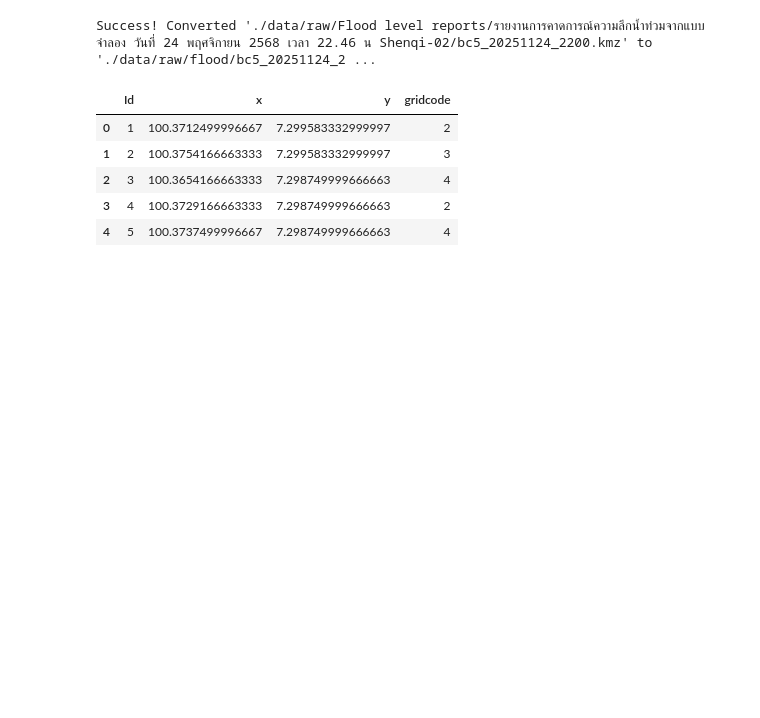
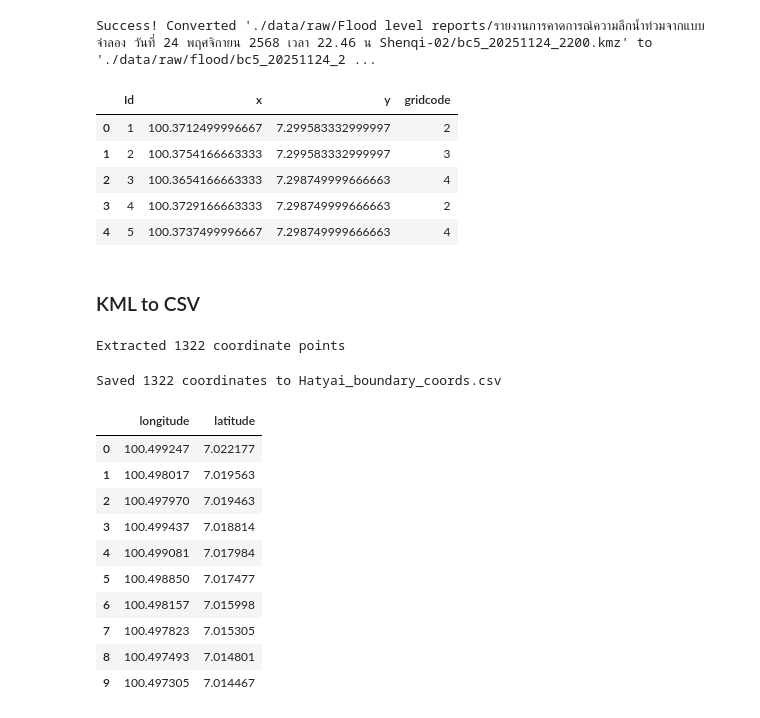
Before and after one commit to CosmosDever/Thesis-EvSim-Flooding-TH, a Jupyter notebook: kmz_to_csv.ipynb, the cells around one changed output. Saved outputs shown, nothing was run; the diff lists cells and outputs as text; code cells hidden in the pictures; blank space fills up the shorter version.

```diff
--- a/kmz_to_csv.ipynb
+++ b/kmz_to_csv.ipynb
@@ -93,3 +95,66 @@ Success! Converted './data/raw/Flood level reports/รายงานการ
 | 2 | 3 | 100.3654166663333 | 7.298749999666663 | 4 |
 | 3 | 4 | 100.3729166663333 | 7.298749999666663 | 2 |
 | 4 | 5 | 100.3737499996667 | 7.298749999666663 | 4 |
+# %% [markdown]
+### KML to CSV
+# %%
+import re
+
+def extract_kml_boundary_coords(kml_file_path):
+    """Extract boundary polygon coordinates from KML file using regex."""
+    with open(kml_file_path, 'r', encoding='utf-8') as f:
+        kml_content = f.read()
+
+    # Use regex to find coordinates between <coordinates> tags
+    match = re.search(r'<coordinates>\s*(.*?)\s*</coordinates>', kml_content, re.DOTALL)
+
+    if not match:
+        print("No coordinates found in KML file")
+        return []
+
+    # Parse coordinates string: "lon,lat,alt lon,lat,alt ..."
+    coords_str = match.group(1).strip()
+    coord_pairs = coords_str.split()
+
+    coordinates = []
+    for pair in coord_pairs:
+        parts = pair.split(',')
+        if len(parts) >= 2:
+            try:
+                lon = float(parts[0])
+                lat = float(parts[1])
+                coordinates.append((lon, lat))
+            except ValueError:
+                continue
+
+    return coordinates
+
+# Extract coordinates
+kml_path = './data/raw/Hatyai.kml'
+boundary_coords = extract_kml_boundary_coords(kml_path)
+
+print(f"Extracted {len(boundary_coords)} coordinate points")
+# %% [output]
+Extracted 1322 coordinate points
+# %%
+# Save to CSV
+import pandas as pd
+
+coords_df = pd.DataFrame(boundary_coords, columns=['longitude', 'latitude'])
+coords_df.to_csv('./data/clean/Hatyai_boundary_coords.csv', index=False)
+print(f"Saved {len(coords_df)} coordinates to Hatyai_boundary_coords.csv")
+
+display(coords_df.head(10))
+# %% [output]
+Saved 1322 coordinates to Hatyai_boundary_coords.csv
+|  | longitude | latitude |
+| 0 | 100.499247 | 7.022177 |
+| 1 | 100.498017 | 7.019563 |
+| 2 | 100.497970 | 7.019463 |
+| 3 | 100.499437 | 7.018814 |
+| 4 | 100.499081 | 7.017984 |
+| 5 | 100.498850 | 7.017477 |
+| 6 | 100.498157 | 7.015998 |
+| 7 | 100.497823 | 7.015305 |
+| 8 | 100.497493 | 7.014801 |
+| 9 | 100.497305 | 7.014467 |
```
Also changed, not shown: parts of 1 cell of this notebook, 3 other files.
